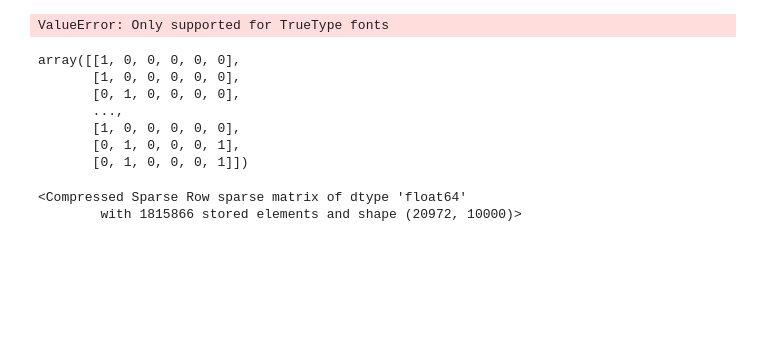
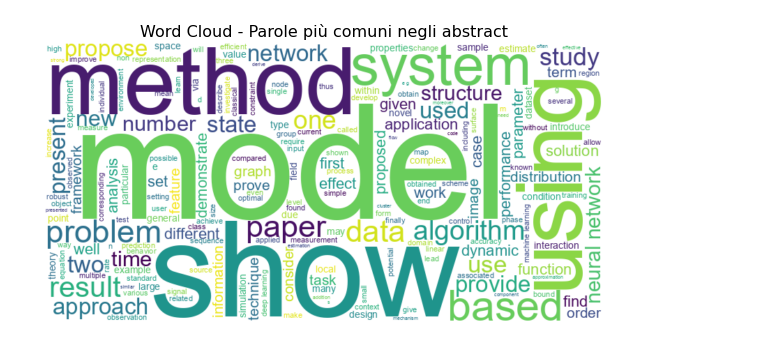
Before and after one commit to itsrocchi/ml4mde_sciclass, a Jupyter notebook: project copy.ipynb, the cells around one changed output. Cells and saved outputs as stored; diff of their text form; code cells hidden in the pictures; blank space fills up the shorter version.

Commit message:
aggiunto wordcloud a copia

```diff
--- a/project copy.ipynb
+++ b/project copy.ipynb
@@ -81,17 +90,28 @@ plt.show()
 # %%
-from matplotlib import rcParams
 from wordcloud import WordCloud
 from collections import Counter
-import os
 
-wordcloud = WordCloud(background_color="white", font_path="./ARIAL.TTF", width=800, height=400).generate(' '.join(train_set["ABSTRACT"]))
+# Preprocess the text data
+train_set['TITLE'] = train_set['TITLE'].str.lower().str.replace(r'[^\\w\\s]', '').str.replace(r'\\d+', '').str.strip()
+train_set['ABSTRACT'] = train_set['ABSTRACT'].str.lower().str.replace(r'[^\\w\\s]', '').str.replace(r'\\d+', '').str.strip()
+train_set['TEXT'] = train_set['TITLE'] + ' ' + train_set['ABSTRACT']
 
-plt.imshow(wordcloud, interpolation='bilinear')
+# Genera la WordCloud
+wordcloud = WordCloud(
+    width=800,
+    height=400,
+    background_color="white",
+    font_path="ARIAL.TTF"  # Specifica il font
+).generate(' '.join(train_set['TEXT']))
+
+# Mostra la WordCloud
+plt.figure(figsize=(10, 6))
+plt.imshow(wordcloud, interpolation="bilinear")
 plt.axis("off")
 plt.title("Word Cloud - Parole più comuni negli abstract", fontsize=16)
 plt.show()
 # %% [output]
-ValueError: Only supported for TrueType fonts
+[figure, added]
 # %%
 
 # Binarize the labels
@@ -103,19 +123,8 @@ tfidf = TfidfVectorizer(max_features=10000)
 X = tfidf.fit_transform(train_set['ABSTRACT'])
 # %%
 y
-# %% [output]
-array([[1, 0, 0, 0, 0, 0],
-       [1, 0, 0, 0, 0, 0],
-       [0, 1, 0, 0, 0, 0],
-       ...,
-       [1, 0, 0, 0, 0, 0],
-       [0, 1, 0, 0, 0, 1],
-       [0, 1, 0, 0, 0, 1]])
 # %%
 X
-# %% [output]
-<Compressed Sparse Row sparse matrix of dtype 'float64'
-        with 1815866 stored elements and shape (20972, 10000)>
 # %%
 
 # Step 2: Implement a machine learning classifier
```
Also changed, not shown: parts of 5 cells of this notebook, 1 other file.
